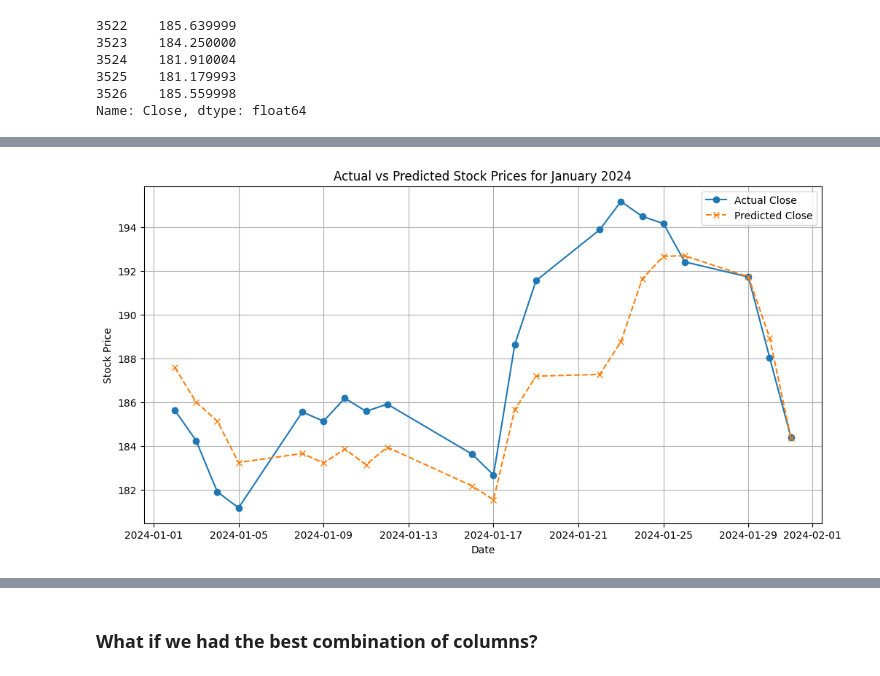
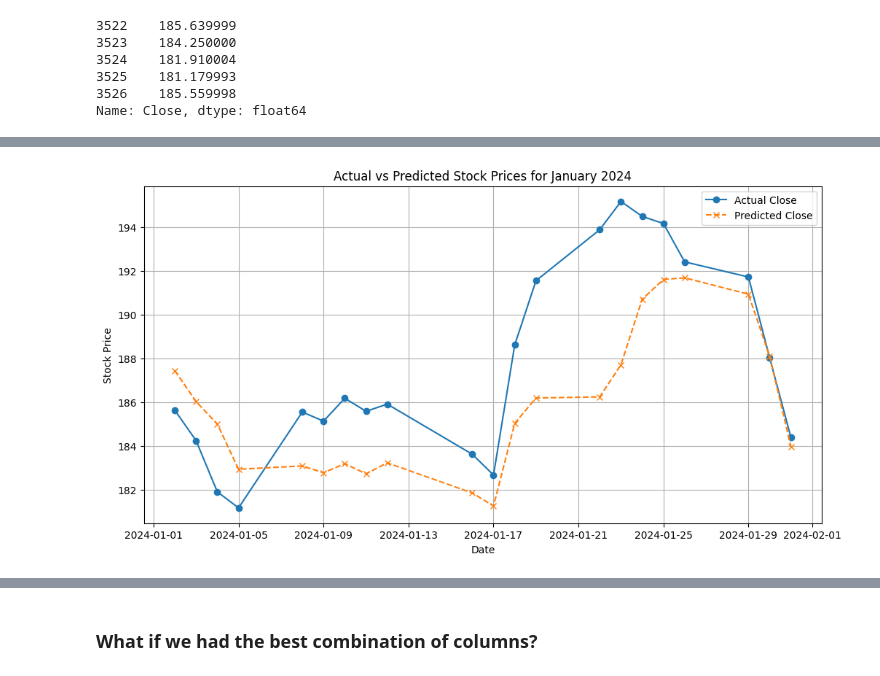
Before and after one commit to pmgfernandes04/SP500-Using-ML-and-Search-Methods, a Jupyter notebook: RF.ipynb, the cells around one changed output, grey strips where cells are left out. Drawn from its saved outputs; the diff is of its cells as text; code cells hidden in the pictures.

```diff
--- a/RF.ipynb
+++ b/RF.ipynb
@@ -372,7 +373,8 @@ y_train.head()
 Name: Close, dtype: float64
 # %%
 # Separates test_data into X and y
-X_test = test_data.drop(columns=['Date','Close', 'High', 'Low', 'Open'])
+#X_test = test_data.drop(columns=['Date','Close', 'High', 'Low', 'Open'])
+X_test = test_data[['Day','Month','Year']]
 y_test = test_data['Close']
 
 # Keep for reference during performance analysis
@@ -406,0 +451,9 @@ Name: Close, dtype: float64
+# %%
+def preprocess_and_split(df, target='Close', colsRemove=['Date','Close', 'High', 'Low', 'Open', 'AdjClose'], rows=False):
+    df_preprocess = df.copy()
+
+    addFeatures(df_preprocess, rows)
+
+    X_train, y_train, X_test, y_test, y_test_dates = split_data(df_preprocess, target, colsRemove)
+
+    return X_train, y_train, X_test, y_test, y_test_dates
@@ -407,6 +464,10 @@ Name: Close, dtype: float64
+# %%
+df_apple = pd.read_csv('AAPL.csv')
+
+X_train, y_train, X_test, y_test, y_test_dates = preprocess_and_split(df_apple)
 # %%
 # Initialize and train the Random Forest Regressor
-model = RandomForestRegressor(n_estimators=100, random_state=42)
+model = RandomForestRegressor(n_estimators=150)
 model.fit(X_train, y_train)
 
 # Predict for January 2024
@@ -434,20 +495,20 @@ Root Mean Squared Error (RMSE): 2.8565167846781527
 # %%
 # Plot actual vs predicted without merging the dataframes
 plt.figure(figsize=(12, 6))
 
 # Plot actual prices
 plt.plot(test_data['Date'], test_data['Close'], label='Actual Close', marker='o')
 
 # Plot predicted prices
-plt.plot(results['Date'], results['Predicted_Close'], label='Predicted Close', linestyle='--', marker='x')
+plt.plot(y_test_dates, predictions, label='Predicted Close', linestyle='--', marker='x')
 
 # Add labels, title, and legend
 plt.xlabel('Date')
 plt.ylabel('Stock Price')
 plt.title('Actual vs Predicted Stock Prices for January 2024')
 plt.legend()
 plt.grid(True)
 plt.show()
 # %% [output]
-[figure, old version]
+[figure, new version]
 # %% [markdown]
```
Also changed, not shown: parts of 10 cells of this notebook, 3 other files.
